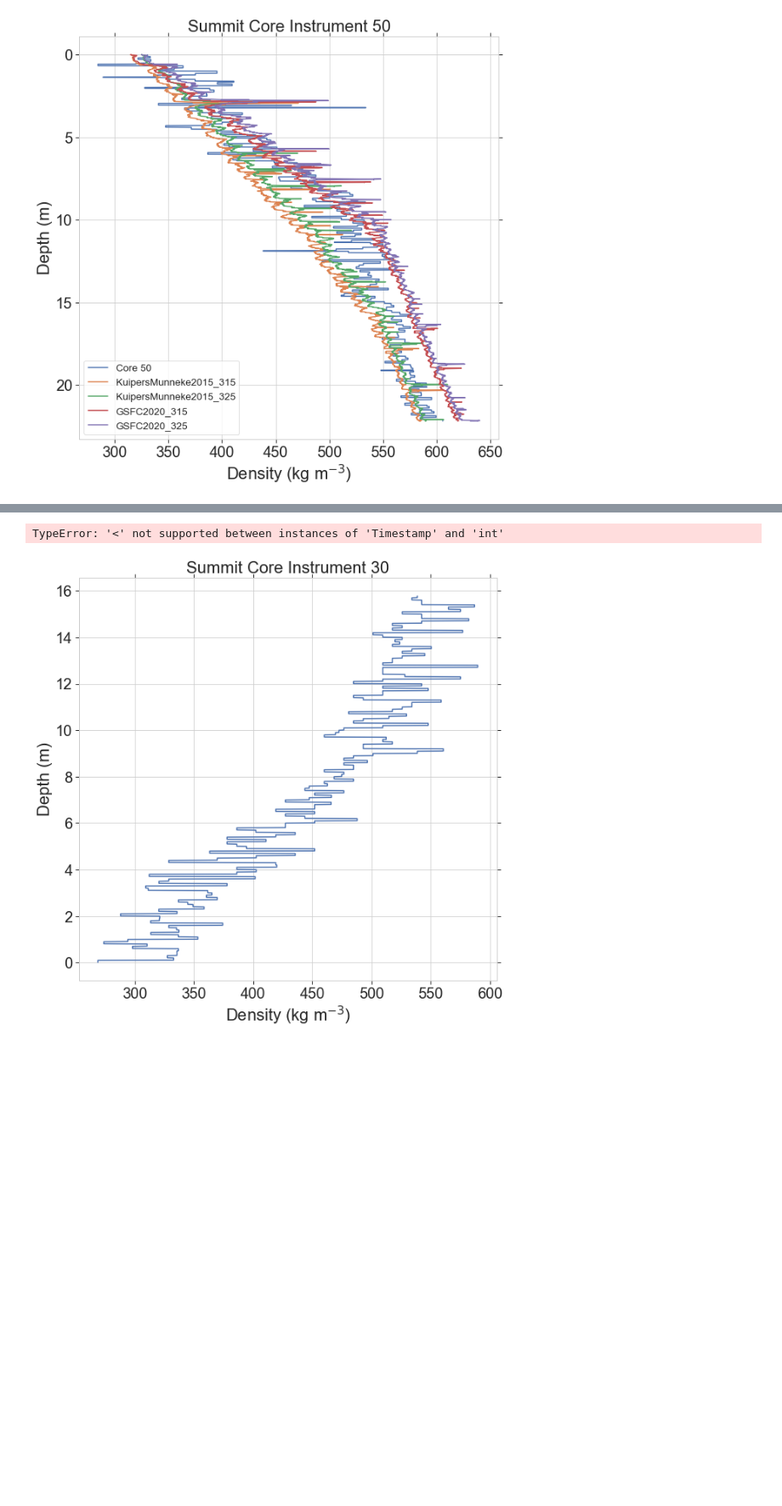
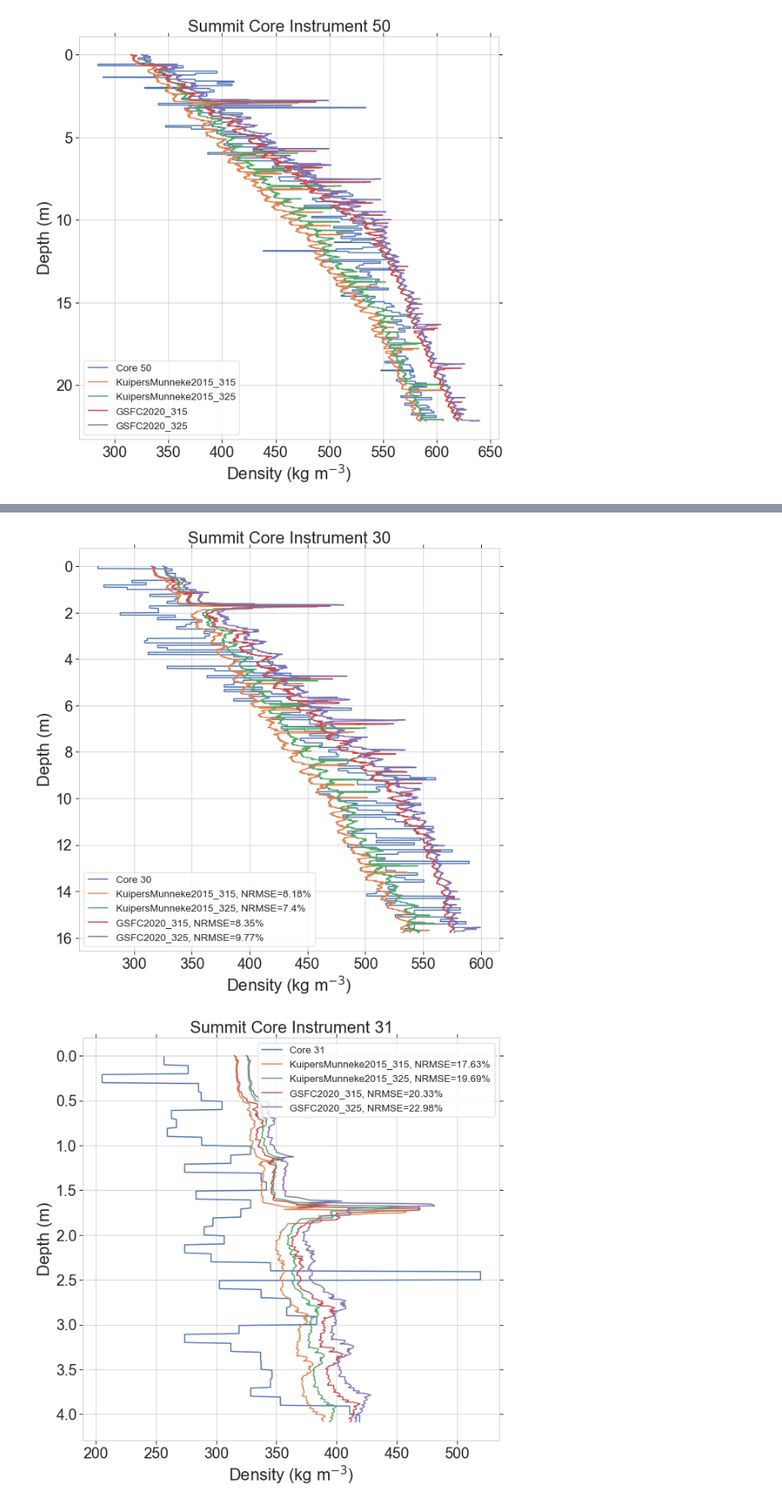
Before and after one commit to maximusjstevens/firncover, a Jupyter notebook: Summit_Model_Comp.ipynb, the cells around one changed output, grey strips where cells are left out. Shown at 85% size. Cells and saved outputs as stored; diff of their text form; code cells hidden in the pictures; blank space fills up the shorter version.

Commit message:
fixing RMSE errors

```diff
--- a/Summit_Model_Comp.ipynb
+++ b/Summit_Model_Comp.ipynb
@@ -405,15 +405,15 @@ for II in SumIds:
         y_modeled_comp = comp_dataframe['comp_rate']
         MSE_comp = np.square(np.subtract(y_measured_comp,y_modeled_comp)).mean()
         RMSE_comp = math.sqrt(MSE_comp)
-        NRMSE_comp = RMSE_comp/y_measured_comp.mean()
-        NRMSE_comp_round = round(NRMSE_comp, 3)
+        NRMSE_comp = (RMSE_comp/y_measured_comp.mean())*100
+        NRMSE_comp_round = round(NRMSE_comp, 2)
         print(f'NRMSE Instrument {II}, {model_name}:')
-        print(NRMSE_comp_round)
-        a1.plot(comp_dataframe.index,comp_dataframe['comp_rate'],label = f'{model_name}, NRMSE={NRMSE_comp_round}')
+        print(f'{NRMSE_comp_round} %')
+        a1.plot(comp_dataframe.index,comp_dataframe['comp_rate'],label = f'{model_name}, NRMSE={NRMSE_comp_round} %')
     a1.legend()
     a1.set_ylabel('Compaction Rate m/yr')
     a1.set_xlabel('Date')
     figfilename = f'Tplus{t_adjust}_NRMSE_{II}_{lat_val}_{lon_val}.png'
-    f1.savefig(figfilename)
+    f1.savefig(f'Summit_Figures/{figfilename}.png')
 # %% [output]
 NRMSE Instrument 30, KuipersMunneke2015_315:
@@ -559,7 +559,6 @@ for core_num in core_numbers:
     f1,a1 = plt.subplots(figsize=(9,9))
     core_to_plot = Summit_cores.loc[core_num]
     measured_core = core_to_plot['density']
-    print(measured_core)
     a1.plot(measured_core, core_to_plot['depth'], label = f'Core {core_num}')
     a1.set_title(f'Summit Core Instrument {core_num}')
     a1.set_xlabel('Density (kg m$^{-3}$)')
@@ -578,19 +577,21 @@ for core_num in core_numbers:
         modeled_cores_dataframe = modeled_cores_dict[model_name] #(MS) this is now a dataframe with the depth and density for a particular model run
         modeled_cores_toplot = modeled_cores_dataframe[modeled_cores_dataframe['depth']<core_maximum_depth]
         modeled_core = modeled_cores_dataframe['density']
-        print('')
-        print(modeled_core)
 
         #start to calculate the NRMSE
-        MSE_cores = np.square(np.subtract(measured_core,modeled_core)).mean()
-        RMSE_cores = math.sqrt(MSE_cores)
-        NRMSE_cores = RMSE_cores/core_to_plot.mean()
-        NRMSE_cores_round = round(NRMSE_cores, 3)
-        print(f'NRMSE Instrument {II}, {model_name}:')
-        print(NRMSE_cores_round)
-        a1.plot( modeled_cores_toplot['density'], modeled_cores_toplot['depth'],label= f'{model_name}, NRMSE={NRMSE_cores_round}') #(MS) 'cores_dataframe' is already selecting just the dataframe for a particular model, so we can directly call the columns in that
+        depth_core = core_to_plot.depth.values
+        depth_modeled = modeled_cores_dataframe['depth'].values
+        density_modeled = modeled_cores_dataframe['density'].values
+        density_interp = np.interp(depth_core,depth_modeled,density_modeled)
+
+        rmse_max = (((density_interp - measured_core.values)**2).mean())**(1/2)
+        nrmse_core = (rmse_max/measured_core.mean())*100
+        nrmse_core_round = round(nrmse_core, 2)
+        print(f'NRMSE Instrument {core_num}, {model_name}:')
+        print(f'{nrmse_core_round} %')
+        a1.plot( modeled_cores_toplot['density'], modeled_cores_toplot['depth'],label= f'{model_name}, NRMSE={nrmse_core_round}%')
     a1.legend()
     a1.invert_yaxis() #(MS) note that I put this at the same indentation level as f1,a1 = ...
     figfilename = f'Tplus{t_adjust}_Modeled_Core_{core_num}_Depth_Density.png'
-    f1.savefig(figfilename)
+    f1.savefig(f'Summit_Figures/{figfilename}.png')
 # %% [output]
@@ -614,2 +615,2 @@ Name: density, Length: 4538, dtype: float32
-TypeError: '<' not supported between instances of 'Timestamp' and 'int'
-[figure, old version]
+[figure, new version]
+[figure, added]
```
Also changed, not shown: parts of 6 cells of this notebook.
